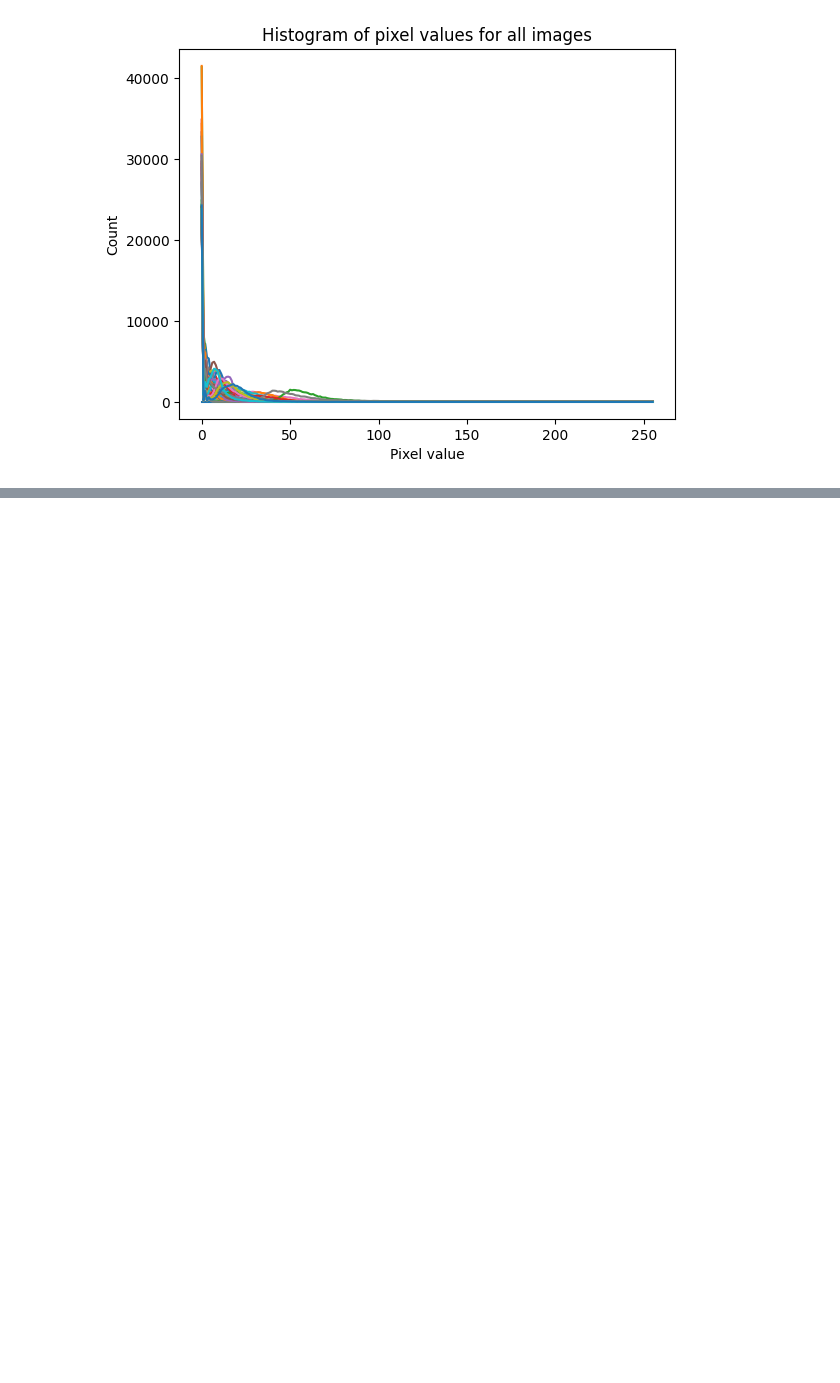
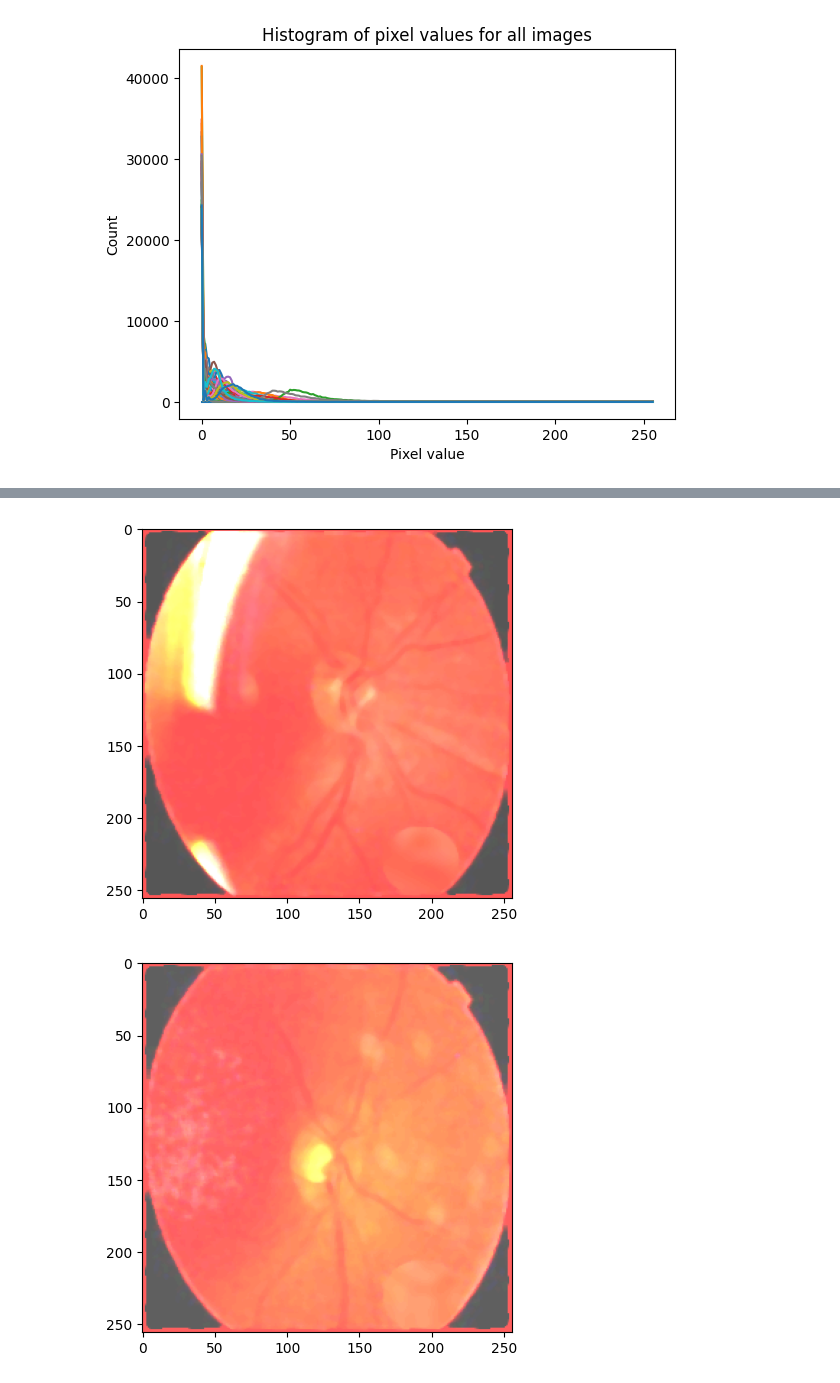
Before and after one commit to bethtaylor339/data_science, a Jupyter notebook: IP.ipynb, the cells around one changed output, grey strips where cells are left out. Cells and saved outputs as stored; diff of their text form; code cells hidden in the pictures; blank space fills up the shorter version.

```diff
--- a/IP.ipynb
+++ b/IP.ipynb
@@ -160,0 +211,31 @@ plt.show()
+# %%
+#MEAN PIXEL VALUE FOR BRIGHTNESS
+
+#almost no need for colour changing- just ruining my results
+# Define the directory containing the images
+
+# Define the target mean pixel value
+target_mean = 120
+
+# Loop over all images in the directory
+for img in median_list:
+    # Load the image and convert to grayscale
+
+    gray = cv2.cvtColor(img, cv2.COLOR_BGR2GRAY)
+
+    # Compute the mean pixel value
+    mean_pixel = np.mean(gray)
+
+    # Compute the scale factor
+    scale_factor = target_mean / mean_pixel
+    difference = abs(target_mean- mean_pixel)
+    # Adjust the contrast and brightness
+    adjusted = cv2.convertScaleAbs(img, alpha=scale_factor, beta=difference)
+
+    # Save the adjusted image
+    plt.imshow(img)
+    plt.imshow(adjusted)
+    plt.show()
+# %% [output]
+[figure, added]
+[figure, added]
```
Also changed, not shown: parts of 13 cells of this notebook, 54 other files.
